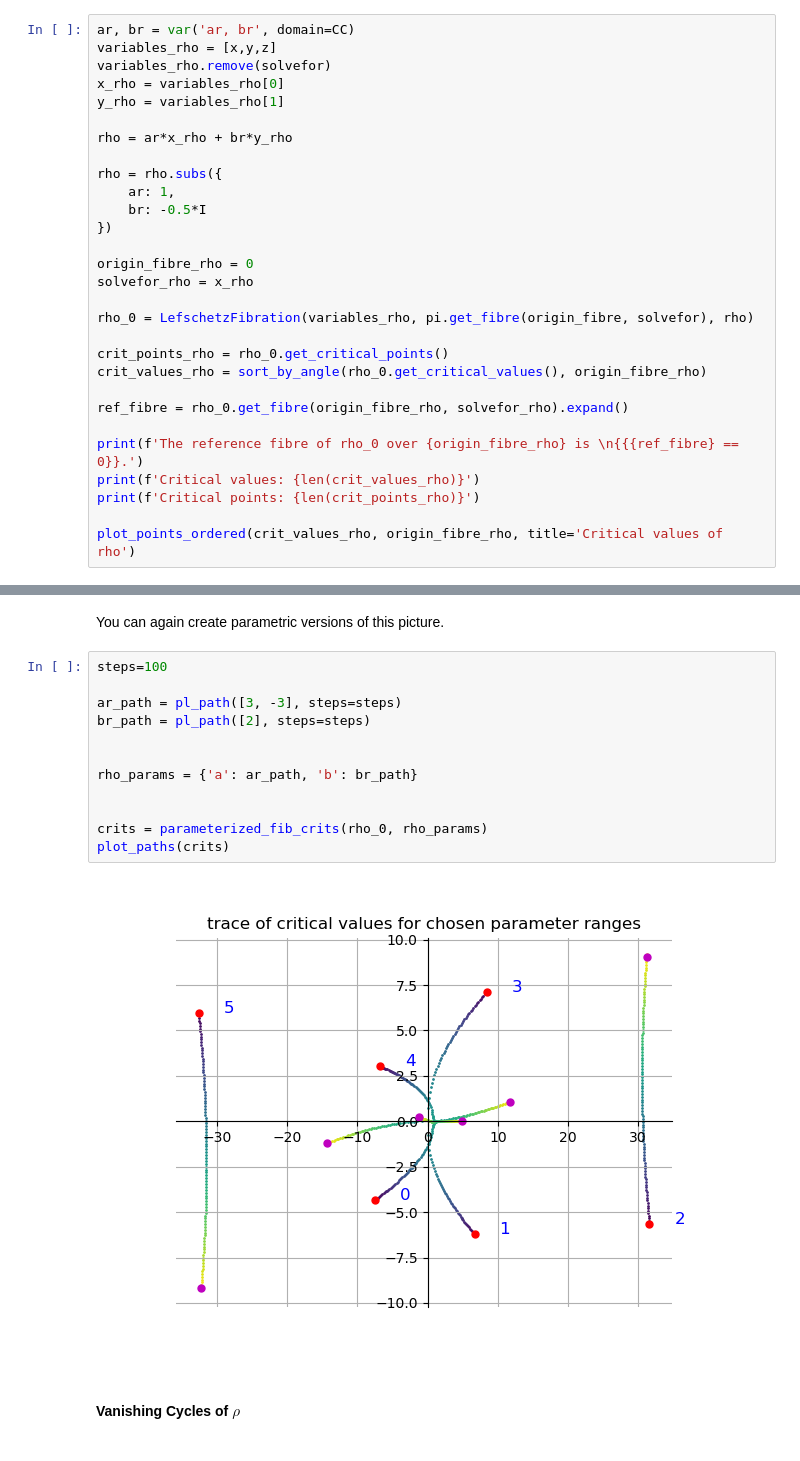
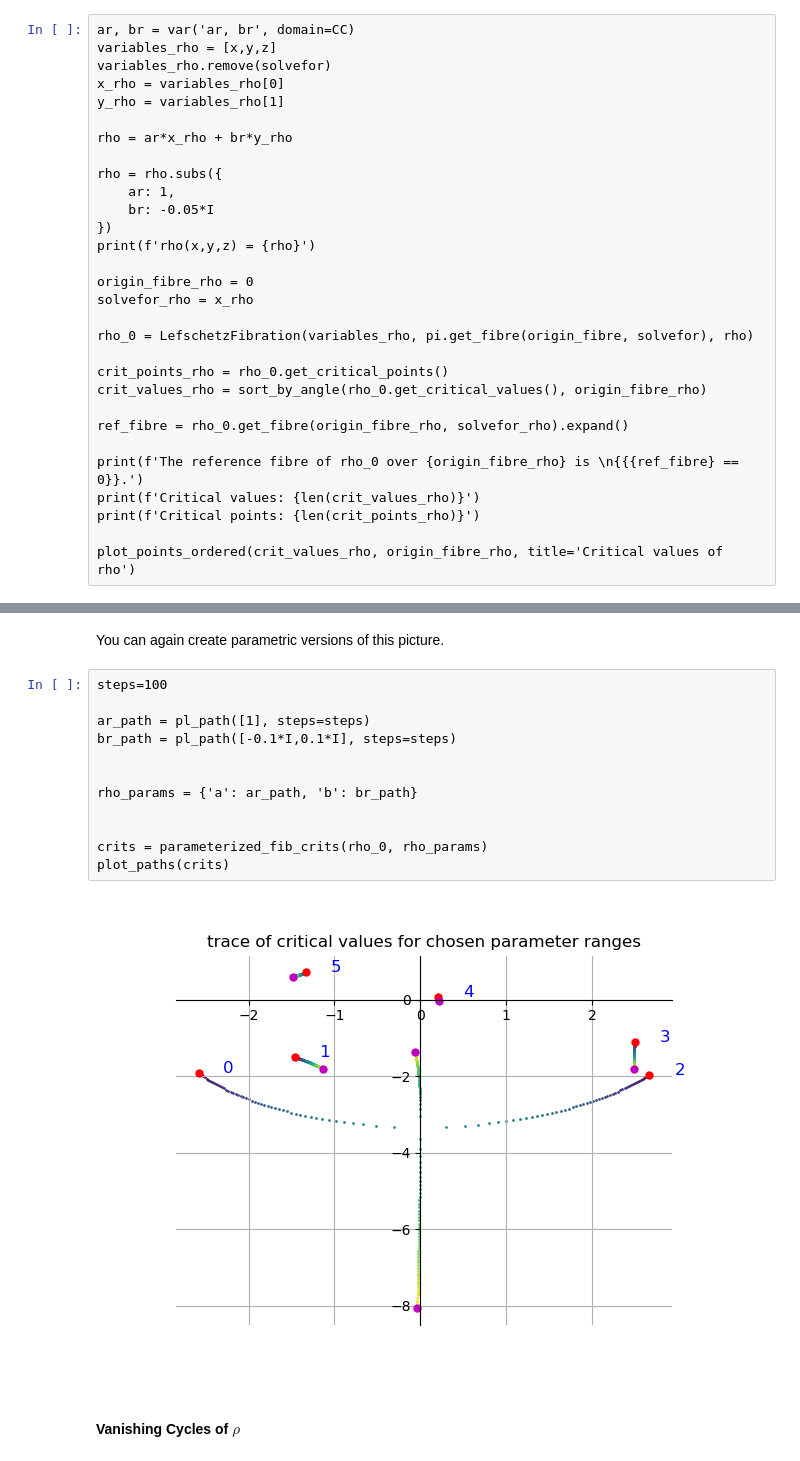
Before and after one commit to ViveLeFrance/AffineHandlebodies, a Jupyter notebook: p3d7.ipynb, the cells around one changed output, grey strips where cells are left out. Drawn from its saved outputs; the diff is of its cells as text.

```diff
--- a/p3d7.ipynb
+++ b/p3d7.ipynb
@@ -168,8 +165,9 @@ rho = ar*x_rho + br*y_rho
 
 rho = rho.subs({
     ar: 1,
-    br: -0.5*I
+    br: -0.05*I
 })
+print(f'rho(x,y,z) = {rho}')
 
 origin_fibre_rho = 0
 solvefor_rho = x_rho
@@ -197,17 +196,17 @@ You can again create parametric versions of this picture.
 # %%
 steps=100
 
-ar_path = pl_path([3, -3], steps=steps)
-br_path = pl_path([2], steps=steps)
+ar_path = pl_path([1], steps=steps)
+br_path = pl_path([-0.1*I,0.1*I], steps=steps)
 
 
 rho_params = {'a': ar_path, 'b': br_path}
 
 
 crits = parameterized_fib_crits(rho_0, rho_params)
 plot_paths(crits)
 # %% [output]
-[figure, old version]
+[figure, new version]
 # %% [markdown]
 #### Vanishing Cycles of $\rho$
 # %% [markdown]
```
Also changed, not shown: parts of 11 cells of this notebook, 6 other files.
